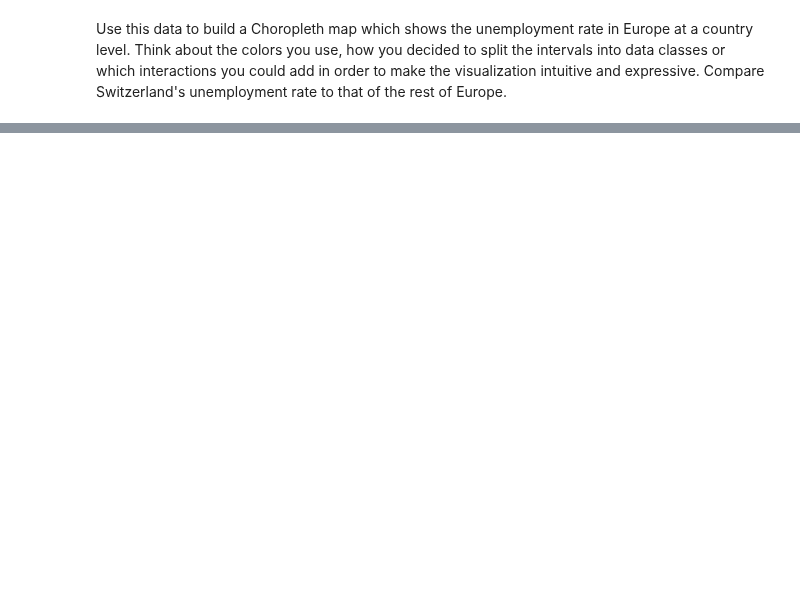
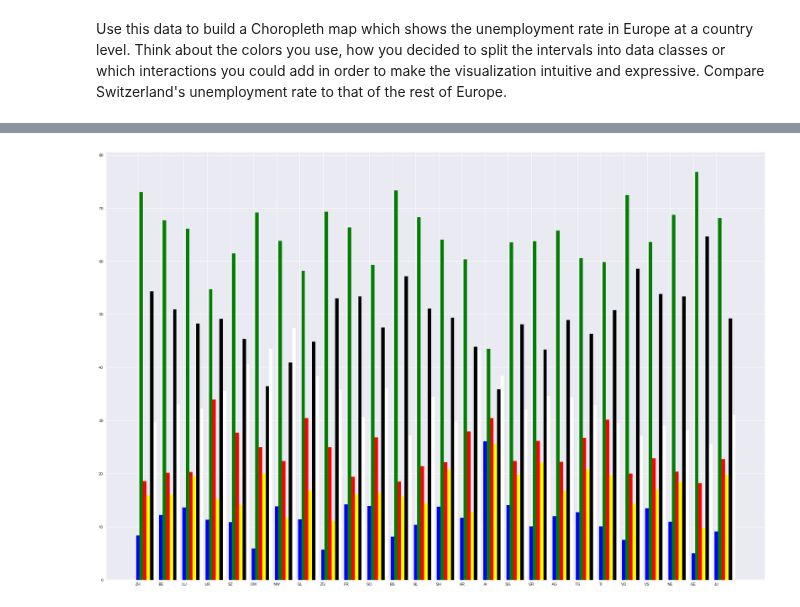
Before and after one commit to raphaelBarman/ADA-dh, a Jupyter notebook: 03 - Interactive Viz/Homework 3.ipynb, the cells around one changed output, grey strips where cells are left out. Drawn from its saved outputs; the diff is of its cells as text; code cells hidden in the pictures; blank space fills up the shorter version.

```diff
--- a/03 - Interactive Viz/Homework 3.ipynb
+++ b/03 - Interactive Viz/Homework 3.ipynb
@@ -35,6 +21,7 @@ Use this data to build a Choropleth map which shows the unemployment rate in Eur
 # %%
 def to_number(n):
     n = n.replace(',', '')
+    n = n.replace('\'', '')
     return float(n)
 # lire les données depuis un autre fichier
 unemp_path = './lfsa_ugan/lfsa_ugan_1_Data.csv'
@@ -98,0 +139,4 @@ Copy the map you have just created, but this time don't count in your statistics
+# %%
+total = swiss_unemp_age_data[swiss_unemp_age_data.Classe == 'Total']
+total = total['Chômeurs inscrits']
+total
@@ -98,0 +161,8 @@ Copy the map you have just created, but this time don't count in your statistics
+# %%
+total2 = pd.Series([])
+
+for row in total:
+    for index in range(4):
+        to_append = pd.Series([row])
+        total2 = total2.append(to_append, ignore_index=True)
+total2
@@ -98,0 +187,6 @@ Copy the map you have just created, but this time don't count in your statistics
+# %%
+swiss_unemp_age_data['Total'] = total2
+swiss_unemp_age_data['Ratio'] = swiss_unemp_age_data['Chômeurs inscrits']/swiss_unemp_age_data['Total']*100
+swiss_unemp_age_data = swiss_unemp_age_data[['Canton', 'Nationalité', 'Classe', 'Ratio']]
+swiss_unemp_age_data = swiss_unemp_age_data[(swiss_unemp_age_data['Classe'] != 'Total') &
+                                            (swiss_unemp_age_data['Canton'] != 'Total')]
@@ -98,0 +255,30 @@ Copy the map you have just created, but this time don't count in your statistics
+# %%
+xlabel = swiss_unemp_data['Canton'].drop_duplicates().tolist()
+group1 = swiss_unemp_age_data[(swiss_unemp_age_data['Nationalité'] == 'Etrangers') &
+                              (swiss_unemp_age_data['Classe'] == '1')]['Ratio'].tolist()
+group2 = swiss_unemp_age_data[(swiss_unemp_age_data['Nationalité'] == 'Etrangers') &
+                              (swiss_unemp_age_data['Classe'] == '2')]['Ratio'].tolist()
+group3 = swiss_unemp_age_data[(swiss_unemp_age_data['Nationalité'] == 'Etrangers') &
+                              (swiss_unemp_age_data['Classe'] == '3')]['Ratio'].tolist()
+group4 = swiss_unemp_age_data[(swiss_unemp_age_data['Nationalité'] == 'Suisses') &
+                              (swiss_unemp_age_data['Classe'] == '1')]['Ratio'].tolist()
+group5 = swiss_unemp_age_data[(swiss_unemp_age_data['Nationalité'] == 'Suisses') &
+                              (swiss_unemp_age_data['Classe'] == '2')]['Ratio'].tolist()
+group6 = swiss_unemp_age_data[(swiss_unemp_age_data['Nationalité'] == 'Suisses') &
+                              (swiss_unemp_age_data['Classe'] == '3')]['Ratio'].tolist()
+
+fig, ax = plt.subplots(figsize=(30, 20))
+
+x = np.arange(52, step=2)
+w = 0.3
+ax.bar(x, group1,width=w,color='blue')
+ax.bar(x+w, group2,width=w,color='green')
+ax.bar(x+2*w, group3,width=w,color='red')
+ax.bar(x+3*w, group4,width=w,color='yellow')
+ax.bar(x+4*w, group5,width=w,color='black')
+ax.bar(x+5*w, group6,width=w,color='white')
+plt.xticks(x, xlabel)
+ax.autoscale(tight=False)
+plt.show()
+# %% [output]
+[figure, added]
```
Also changed, not shown: parts of 18 cells of this notebook, 2 other files.
